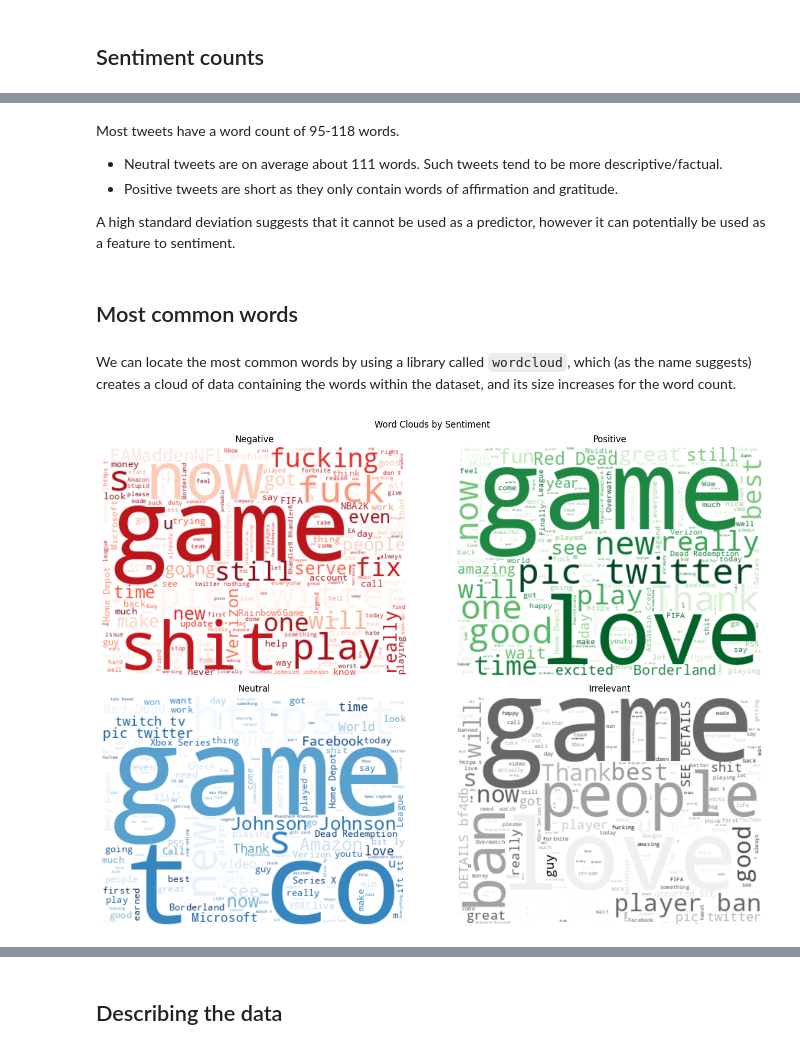
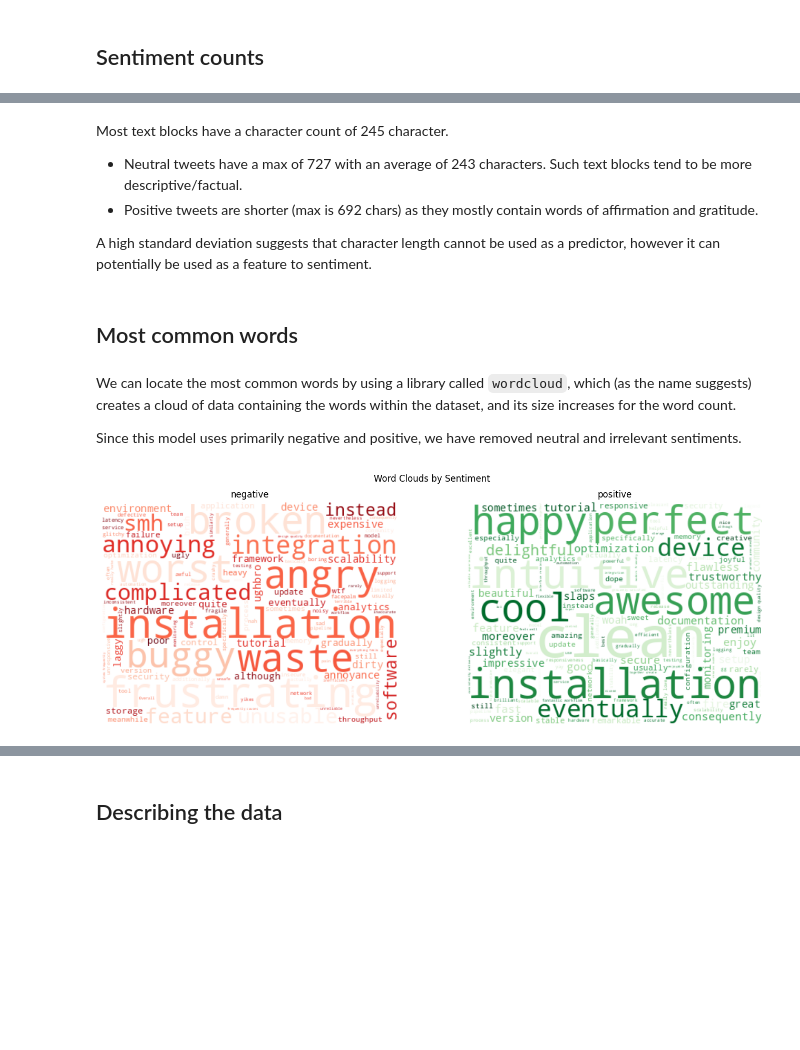
Before and after one commit to TempeHS/2026SE_MLOpsTask_Thribhu.K, a Jupyter notebook: Model_Development/0.analysis_twitter.ipynb, the cells around one changed output, grey strips where cells are left out. Cells and saved outputs as stored; diff of their text form; code cells hidden in the pictures; blank space fills up the shorter version.

```diff
--- a/Model_Development/0.analysis_twitter.ipynb
+++ b/Model_Development/0.analysis_twitter.ipynb
@@ -50,7 +85,7 @@ Some of the columns are not necessary at all. I will purge them and preppare for
 # %% [markdown]
 Firstly, lets remove the unnecessary columns we mentioned previously. Since this dataset is poorly formatted, we will have to remove it with these specific keywords.
 # %%
-df = df.drop(columns=['twitter_training.csv/2401', 'twitter_training.csv/Borderlands'])
+df = df1.drop(columns=['twitter_training.csv/2401', 'twitter_training.csv/Borderlands'])
 # %% [markdown]
 Next, we drop the first row for the same reason
 # %%
@@ -118,6 +155,9 @@ df = df[df['Text Content'].str.strip().str.len() > 0].reset_index(drop=True)
+# %%
+df['Sentiment'] = df['Sentiment'].str.lower()
 # %% [markdown]
 Now let's see it in its glory!
 # %%
-df.head()
+df1 = df
+df1.head()
 # %% [output]
 |  | Sentiment | Text Content |
@@ -128,0 +175,6 @@ df.head()
+# %%
+df2 = df2.rename(columns={'label': 'Sentiment', 'text': 'Text Content'})
+
+df2 = df2.drop(columns=['id'])
+
+df = pd.concat([df1, df2], ignore_index=True)
@@ -190,33 +251,37 @@ Positive    19062.0  100.466425  76.529011  1.0  41.0   79.0  139.0  619.0
 # %% [markdown]
-Most tweets have a word count of 95-118 words.
-- Neutral tweets are on average about 111 words. Such tweets tend to be more descriptive/factual.
-- Positive tweets are short as they only contain words of affirmation and gratitude.
+Most text blocks have a character count of 245 character.
+- Neutral tweets have a max of 727 with an average of 243 characters. Such text blocks tend to be more descriptive/factual.
+- Positive tweets are shorter (max is 692 chars) as they mostly contain words of affirmation and gratitude.
 
-A high standard deviation suggests that it cannot be used as a predictor, however it can potentially be used as a feature to sentiment.
+A high standard deviation suggests that character length cannot be used as a predictor, however it can potentially be used as a feature to sentiment.
 # %% [markdown]
 ## Most common words
 # %% [markdown]
 We can locate the most common words by using a library called `wordcloud`, which (as the name suggests) creates a cloud of data containing the words within the dataset, and its size increases for the word count.
+
+Since this model uses primarily negative and positive, we have removed neutral and irrelevant sentiments.
 # %%
 # disclaimer: block gen by ai
 from wordcloud import WordCloud
 
-fig, axes = plt.subplots(2, 2, figsize=(14, 10))
-colours = {'Negative': 'Reds', 'Positive': 'Greens',
-            'Neutral': 'Blues', 'Irrelevant': 'Greys'}
+df_filtered = df[df['Sentiment'].isin(['negative', 'positive'])]
+df_s = df_filtered.sample(n=100_000, random_state=42)
+
+fig, axes = plt.subplots(1, 2, figsize=(14, 5))
+colours = {'negative': 'Reds', 'positive': 'Greens'}
 
 for ax, (sentiment, colour) in zip(axes.flatten(), colours.items()):
-    text = ' '.join(df[df['Sentiment'] == sentiment]['Text Content'])
+    text = ' '.join(df_s[df_s['Sentiment'] == sentiment]['Text Content'])
     wc = WordCloud(width=400, height=300,
                     colormap=colour, background_color='white').generate(text)
     ax.imshow(wc, interpolation='bilinear')
     ax.set_title(sentiment)
     ax.axis('off')
 
 plt.suptitle('Word Clouds by Sentiment')
 plt.tight_layout()
 plt.show()
 # %% [output]
-[figure, old version]
+[figure, new version]
 # %% [markdown]
 By the looks of it:
```
Also changed, not shown: parts of 26 cells of this notebook, 3 other files.
